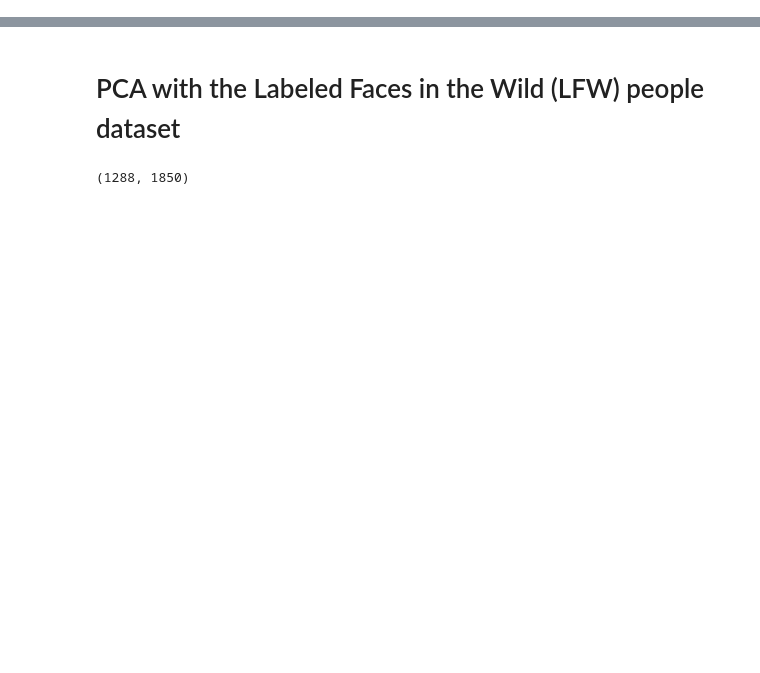
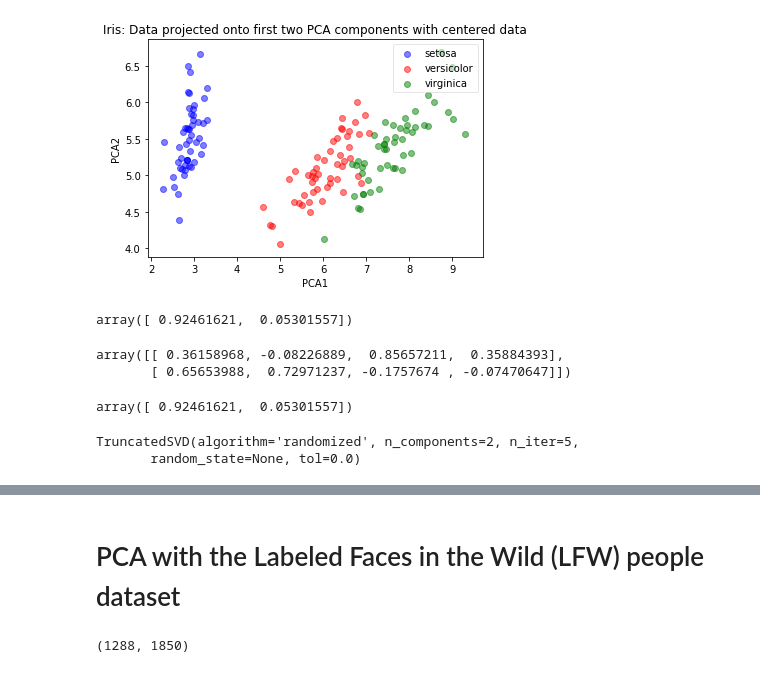
Before and after one commit to divyasusarla/features, a Jupyter notebook: Ch_6_Feature_Transformation/Ch_6.ipynb, the cells around one changed output, grey strips where cells are left out. Cells and saved outputs as stored; diff of their text form; code cells hidden in the pictures; blank space fills up the shorter version.

```diff
--- a/Ch_6_Feature_Transformation/Ch_6.ipynb
+++ b/Ch_6_Feature_Transformation/Ch_6.ipynb
@@ -2,0 +111,3 @@
+# %%
+from sklearn.preprocessing import StandardScaler
+X_centered = StandardScaler(with_std=False).fit_transform(iris_X)
@@ -2,0 +125,19 @@
+# %%
+plot(pca.transform(iris_X), iris_y, "Iris: Data projected onto first two PCA components with centered data", "PCA1", "PCA2")
+# %% [output]
+[figure, added]
+# %%
+# percentage of variance in data explained by each component
+
+pca.explained_variance_ratio_
+# %% [output]
+array([ 0.92461621,  0.05301557])
+# %%
+svd.components_  # same svd components as PCA when data are centered
+# %% [output]
+array([[ 0.36158968, -0.08226889,  0.85657211,  0.35884393],
+       [ 0.65653988,  0.72971237, -0.1757674 , -0.07470647]])
+# %%
+svd.explained_variance_ratio_
+# %% [output]
+array([ 0.92461621,  0.05301557])
@@ -2,0 +147,6 @@
+# %%
+pca.fit(X_scaled)
+svd.fit(X_scaled)
+# %% [output]
+TruncatedSVD(algorithm='randomized', n_components=2, n_iter=5,
+       random_state=None, tol=0.0)
```
Also changed, not shown: parts of 105 cells of this notebook, 1 other file.
